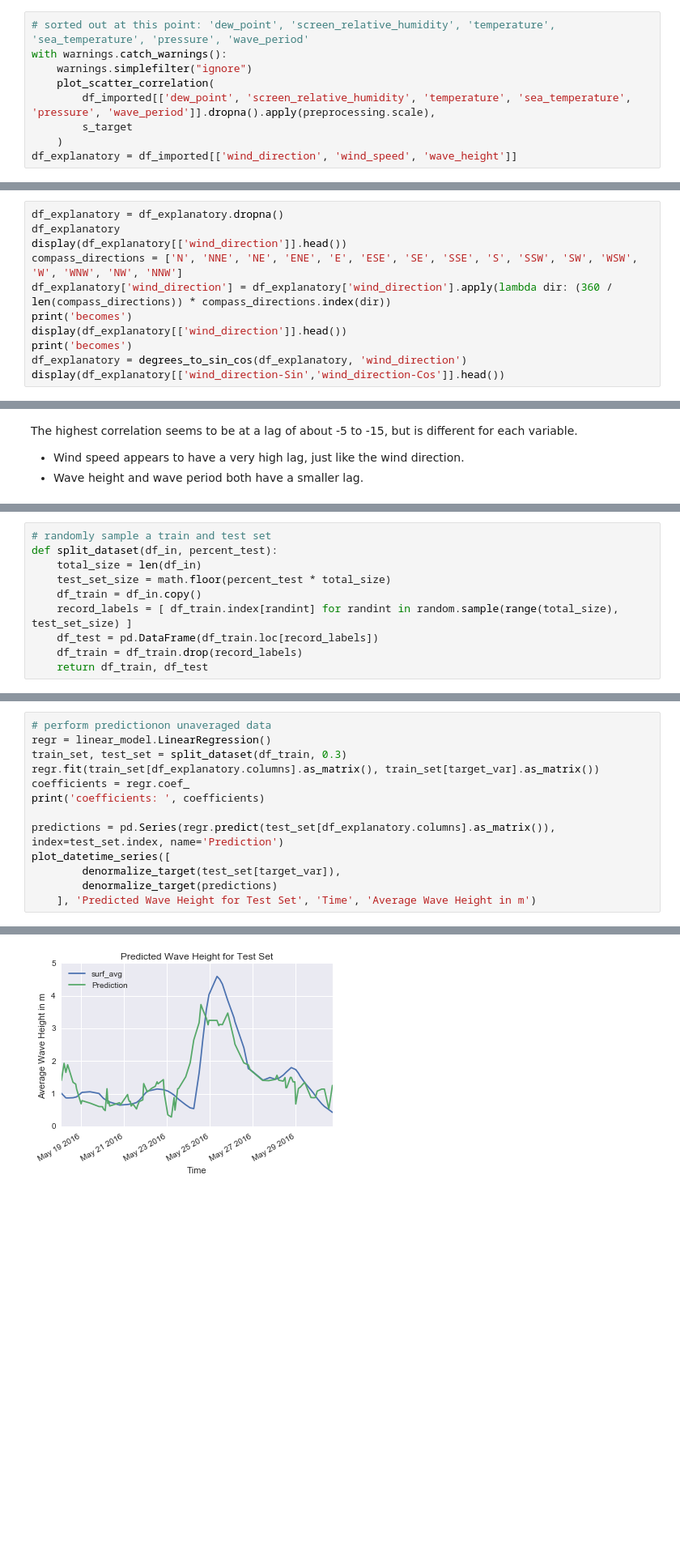
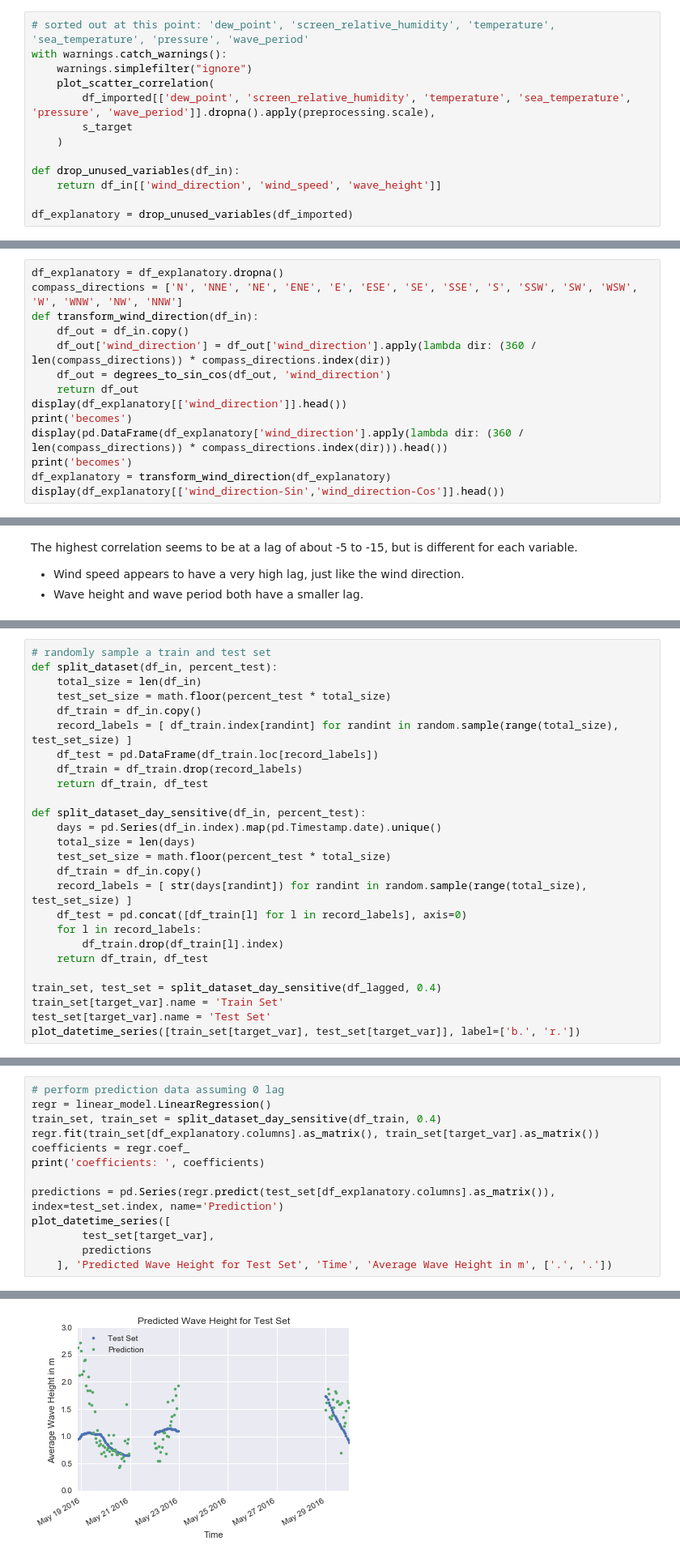
Before and after one commit to felix-last/wave-forecast, a Jupyter notebook: wave-forecast-prepare-data.ipynb, the cells around one changed output, grey strips where cells are left out. Shown: that part at 81% size. Saved outputs shown, nothing was run; the diff lists cells and outputs as text; blank space fills up the shorter version.

Commit message:
Modularize & make a real prediction

```diff
--- a/wave-forecast-prepare-data.ipynb
+++ b/wave-forecast-prepare-data.ipynb
@@ -167,6 +119,10 @@ with warnings.catch_warnings():
         df_imported[['dew_point', 'screen_relative_humidity', 'temperature', 'sea_temperature', 'pressure', 'wave_period']].dropna().apply(preprocessing.scale),
         s_target
     )
-df_explanatory = df_imported[['wind_direction', 'wind_speed', 'wave_height']]
+
+def drop_unused_variables(df_in):
+    return df_in[['wind_direction', 'wind_speed', 'wave_height']]
+
+df_explanatory = drop_unused_variables(df_imported)
 # %% [output]
 [figure]
@@ -173,13 +169,16 @@ df_explanatory = df_imported[['wind_direction', 'wind_speed', 'wave_height']]
 # %%
 df_explanatory = df_explanatory.dropna()
-df_explanatory
-display(df_explanatory[['wind_direction']].head())
 compass_directions = ['N', 'NNE', 'NE', 'ENE', 'E', 'ESE', 'SE', 'SSE', 'S', 'SSW', 'SW', 'WSW', 'W', 'WNW', 'NW', 'NNW']
-df_explanatory['wind_direction'] = df_explanatory['wind_direction'].apply(lambda dir: (360 / len(compass_directions)) * compass_directions.index(dir))
-print('becomes')
+def transform_wind_direction(df_in):
+    df_out = df_in.copy()
+    df_out['wind_direction'] = df_out['wind_direction'].apply(lambda dir: (360 / len(compass_directions)) * compass_directions.index(dir))
+    df_out = degrees_to_sin_cos(df_out, 'wind_direction')
+    return df_out
 display(df_explanatory[['wind_direction']].head())
 print('becomes')
-df_explanatory = degrees_to_sin_cos(df_explanatory, 'wind_direction')
+display(pd.DataFrame(df_explanatory['wind_direction'].apply(lambda dir: (360 / len(compass_directions)) * compass_directions.index(dir))).head())
+print('becomes')
+df_explanatory = transform_wind_direction(df_explanatory)
 display(df_explanatory[['wind_direction-Sin','wind_direction-Cos']].head())
 # %% [output]
 |  | wind_direction |
@@ -321,3 +325,19 @@ def split_dataset(df_in, percent_test):
     df_test = pd.DataFrame(df_train.loc[record_labels])
     df_train = df_train.drop(record_labels)
     return df_train, df_test
+
+def split_dataset_day_sensitive(df_in, percent_test):
+    days = pd.Series(df_in.index).map(pd.Timestamp.date).unique()
+    total_size = len(days)
+    test_set_size = math.floor(percent_test * total_size)
+    df_train = df_in.copy()
+    record_labels = [ str(days[randint]) for randint in random.sample(range(total_size), test_set_size) ]
+    df_test = pd.concat([df_train[l] for l in record_labels], axis=0)
+    for l in record_labels:
+        df_train.drop(df_train[l].index)
+    return df_train, df_test
+
+train_set, test_set = split_dataset_day_sensitive(df_lagged, 0.4)
+train_set[target_var].name = 'Train Set'
+test_set[target_var].name = 'Test Set'
+plot_datetime_series([train_set[target_var], test_set[target_var]], label=['b.', 'r.'])
@@ -324,14 +346,14 @@ def split_dataset(df_in, percent_test):
 # %%
-# perform predictionon unaveraged data
+# perform prediction data assuming 0 lag
 regr = linear_model.LinearRegression()
-train_set, test_set = split_dataset(df_train, 0.3)
+train_set, train_set = split_dataset_day_sensitive(df_train, 0.4)
 regr.fit(train_set[df_explanatory.columns].as_matrix(), train_set[target_var].as_matrix())
 coefficients = regr.coef_
 print('coefficients: ', coefficients)
 
 predictions = pd.Series(regr.predict(test_set[df_explanatory.columns].as_matrix()), index=test_set.index, name='Prediction')
 plot_datetime_series([
-        denormalize_target(test_set[target_var]),
-        denormalize_target(predictions)
-    ], 'Predicted Wave Height for Test Set', 'Time', 'Average Wave Height in m')
+        test_set[target_var],
+        predictions
+    ], 'Predicted Wave Height for Test Set', 'Time', 'Average Wave Height in m', ['.', '.'])
 # %% [output]
@@ -339,4 +361,4 @@ coefficients:  [ 0.03900068  0.60341983  0.61739311  0.25198893]
-[figure, old version]
+[figure, new version]
 # %%
 # perform prediction on ewma with span 12
 regr = linear_model.LinearRegression()
```
Also changed, not shown: parts of 18 cells of this notebook, 1 other file.
